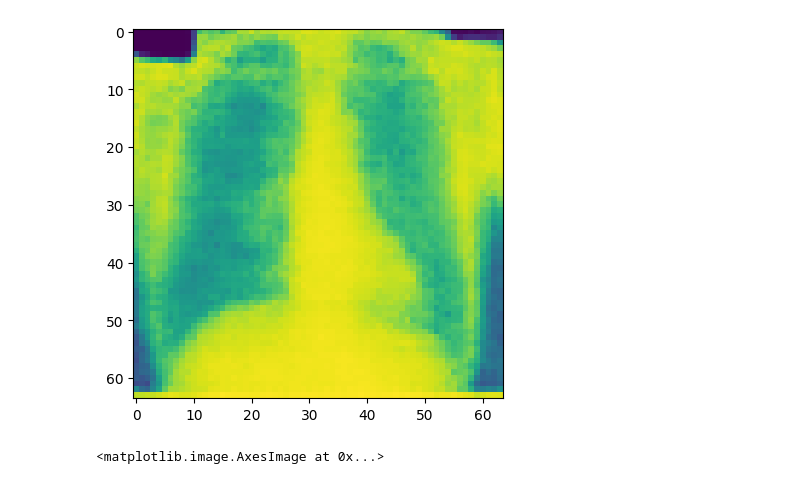
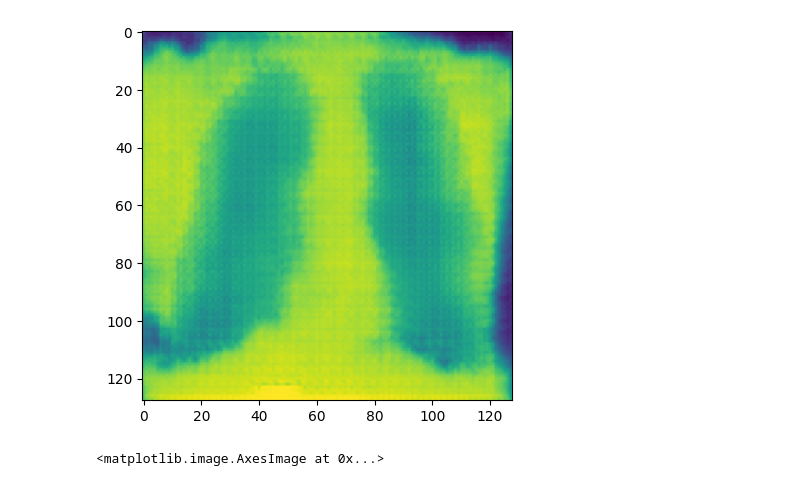
Before and after one commit to basujindal/GAN, a Jupyter notebook: test.ipynb, the cells around one changed output. Saved outputs shown, nothing was run; the diff lists cells and outputs as text; code cells hidden in the pictures.

```diff
--- a/test.ipynb
+++ b/test.ipynb
@@ -30,9 +31,9 @@ for imgname in tqdm(os.listdir(maskpath)):
     comb.save(combpath + imgname)
     # break
 # %%
-img = mpimg.imread("/root/training_result_images/img_generatori_iter_3435.png")
-imgplot = plt.imshow(img[:,:,0][2:66, 2:66])
+img = mpimg.imread("/root/training_result_images/img_generatori_iter_300.png")
+imgplot = plt.imshow(img[:,:, 0][2:130, 2:130]*255)
 plt.show()
 # %% [output]
-[figure, old version]
+[figure, new version]
 # %%
```
Also changed, not shown: parts of 5 cells of this notebook, 5 other files.
